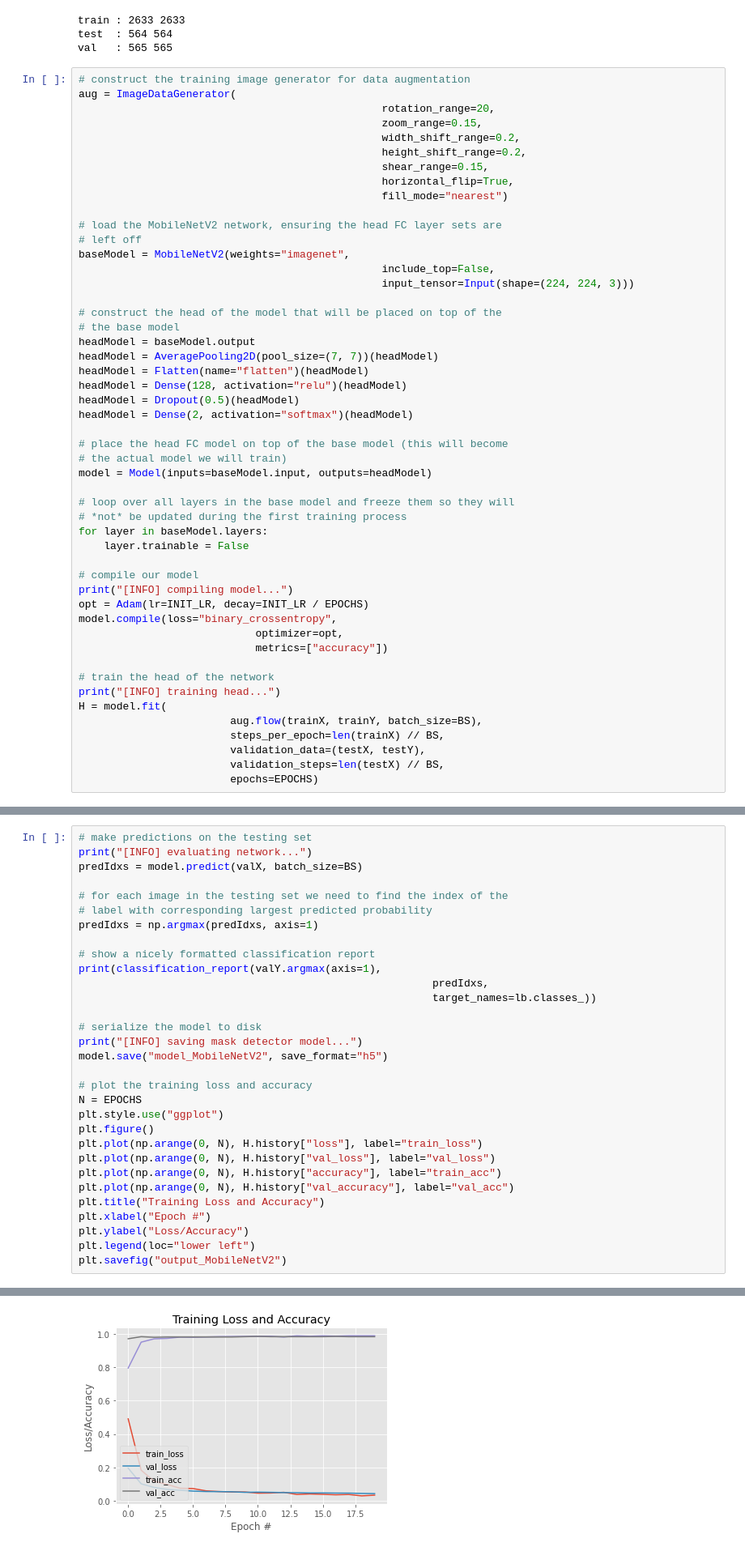
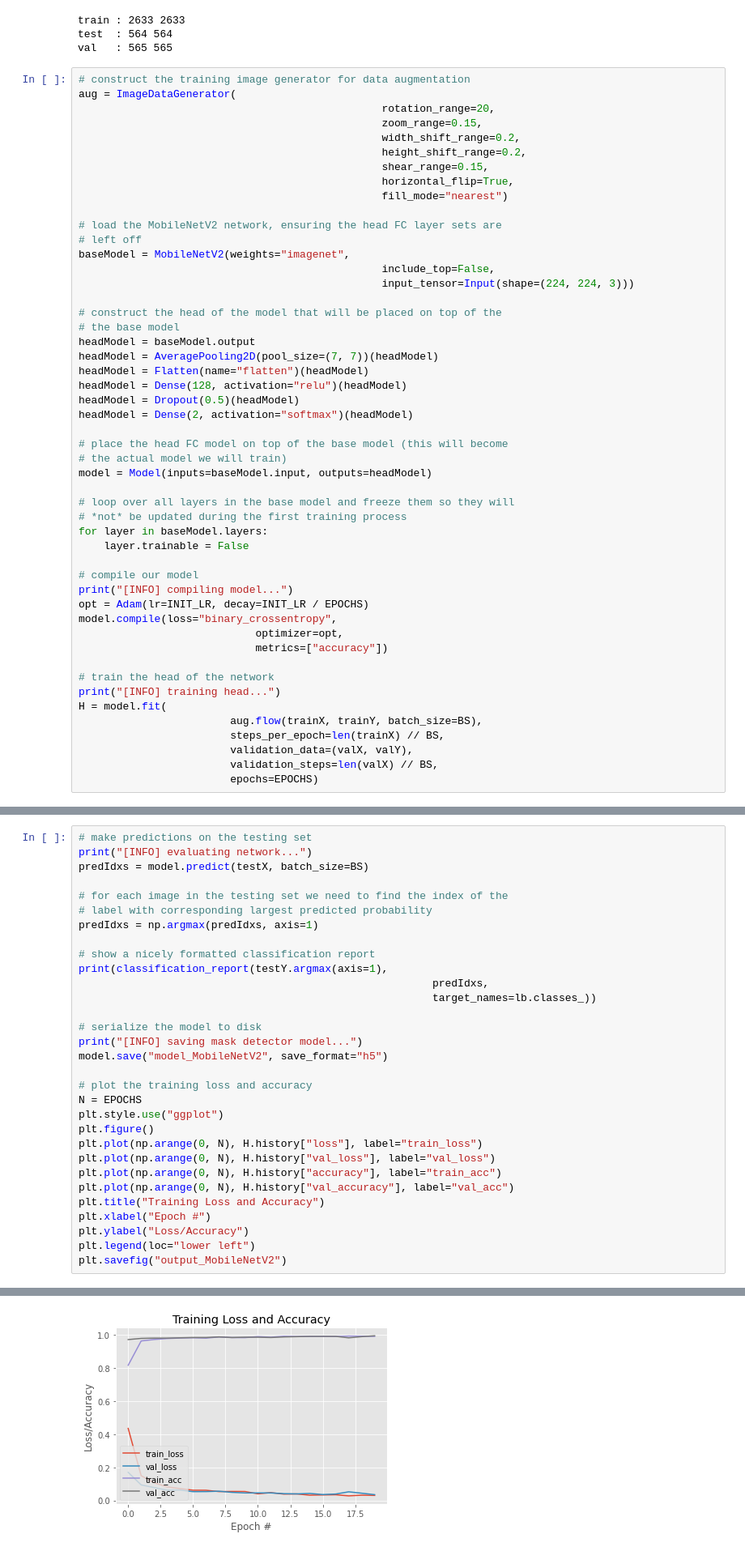
Before and after one commit to eXitHere/image_processing_project, a Jupyter notebook: train_with_MobileNetV2.ipynb, the cells around one changed output, grey strips where cells are left out. Shown at 81% size. Saved outputs shown, nothing was run; the diff lists cells and outputs as text.

```diff
--- a/train_with_MobileNetV2.ipynb
+++ b/train_with_MobileNetV2.ipynb
@@ -114,8 +114,8 @@ print("[INFO] training head...")
 H = model.fit(
 						aug.flow(trainX, trainY, batch_size=BS),
 						steps_per_epoch=len(trainX) // BS,
-						validation_data=(testX, testY),
-						validation_steps=len(testX) // BS,
+						validation_data=(valX, valY),
+						validation_steps=len(valX) // BS,
 						epochs=EPOCHS)
 # %% [output]
 WARNING:tensorflow:`input_shape` is undefined or non-square, or `rows` is not in [96, 128, 160, 192, 224]. Weights for input shape (224, 224) will be loaded as the default.
@@ -142,14 +142,14 @@ Epoch 20/20
 # %%
 # make predictions on the testing set
 print("[INFO] evaluating network...")
-predIdxs = model.predict(valX, batch_size=BS)
+predIdxs = model.predict(testX, batch_size=BS)
 
 # for each image in the testing set we need to find the index of the
 # label with corresponding largest predicted probability
 predIdxs = np.argmax(predIdxs, axis=1)
 
 # show a nicely formatted classification report
-print(classification_report(valY.argmax(axis=1),
+print(classification_report(testY.argmax(axis=1),
 														predIdxs,
 														target_names=lb.classes_))
 
@@ -183,3 +183,3 @@ weighted avg       0.99      0.99      0.99       565
 
 [INFO] saving mask detector model...
-[figure, old version]
+[figure, new version]
```
Also changed, not shown: parts of 2 cells of this notebook, 5 other files.
